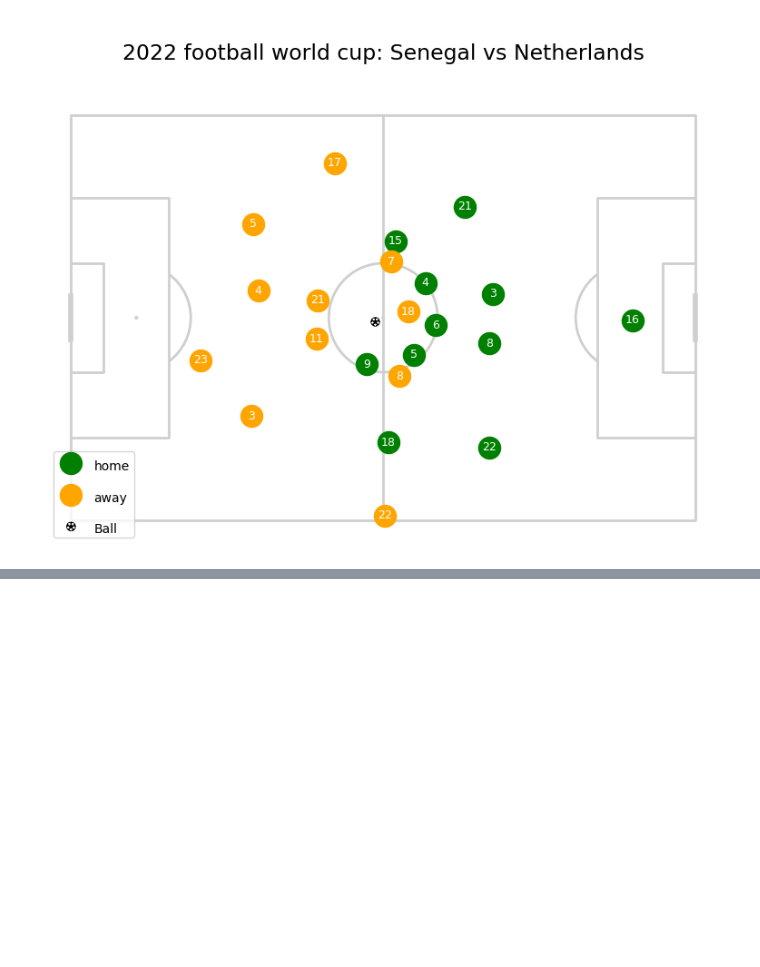
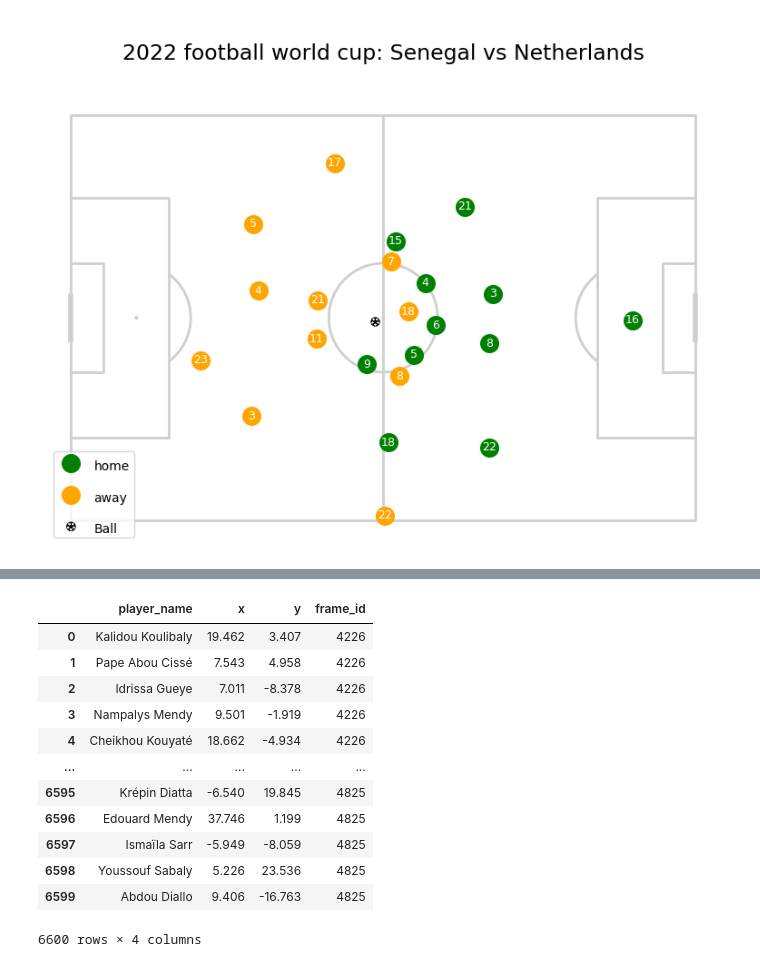
Before and after one commit to stephTchembeu/pysport-aims, a Jupyter notebook: first_week/test_17_07.ipynb, the cells around one changed output, grey strips where cells are left out. Cells and saved outputs as stored; diff of their text form; code cells hidden in the pictures; blank space fills up the shorter version.

```diff
--- a/first_week/test_17_07.ipynb
+++ b/first_week/test_17_07.ipynb
@@ -272,0 +360,16 @@ Text(0.5, 0.5, '2022 football world cup: Senegal vs Netherlands')
+# %%
+home_coord_df
+# %% [output]
+|  | player_name | x | y | frame_id |
+| 0 | Kalidou Koulibaly | 19.462 | 3.407 | 4226 |
+| 1 | Pape Abou Cissé | 7.543 | 4.958 | 4226 |
+| 2 | Idrissa Gueye | 7.011 | -8.378 | 4226 |
+| 3 | Nampalys Mendy | 9.501 | -1.919 | 4226 |
+| 4 | Cheikhou Kouyaté | 18.662 | -4.934 | 4226 |
+| ... | ... | ... | ... | ... |
+| 6595 | Krépin Diatta | -6.540 | 19.845 | 4825 |
+| 6596 | Edouard Mendy | 37.746 | 1.199 | 4825 |
+| 6597 | Ismaïla Sarr | -5.949 | -8.059 | 4825 |
+| 6598 | Youssouf Sabaly | 5.226 | 23.536 | 4825 |
+| 6599 | Abdou Diallo | 9.406 | -16.763 | 4825 |
+6600 rows × 4 columns
```
Also changed, not shown: parts of 19 cells of this notebook, 1 other file.
